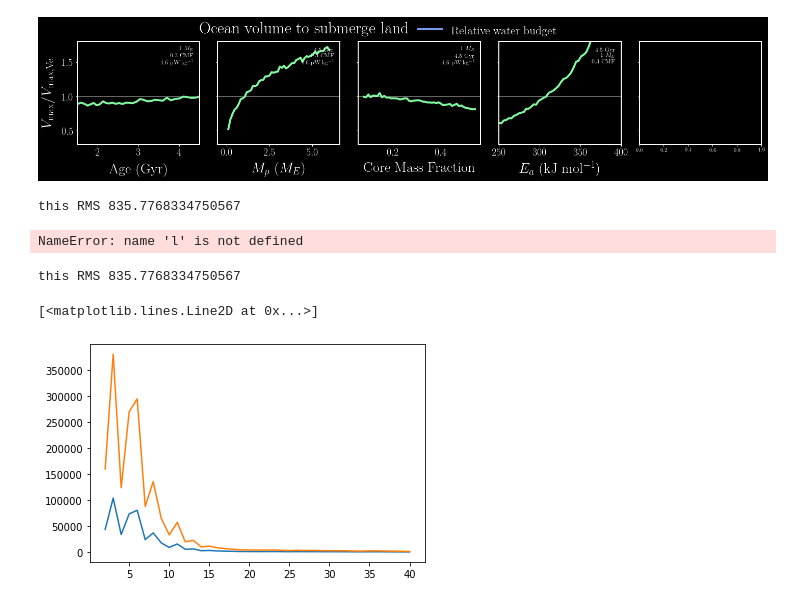
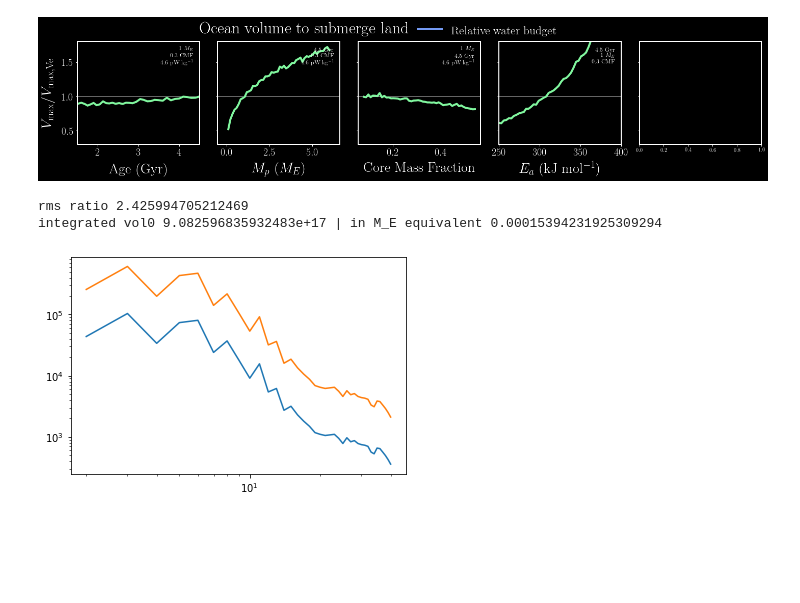
Before and after one commit to clairesworld/exo-top, a Jupyter notebook: notebooks/plot_ocean_capacity.ipynb, the cells around one changed output. Saved outputs shown, nothing was run; the diff lists cells and outputs as text; code cells hidden in the pictures; blank space fills up the shorter version.

```diff
--- a/notebooks/plot_ocean_capacity.ipynb
+++ b/notebooks/plot_ocean_capacity.ipynb
@@ -143,18 +145,24 @@ TypeError: cannot unpack non-iterable NoneType object
 import pyshtools
 # import cartopy.crs as ccrs
 import pandas as pd
+import sys
 sys.path.insert(0,'/home/claire/Works/exo-top/')
 from john_scripts.venus_topo_stats import RMS_from_l_powerspectrum, read_coeffs, plot_Venus
 
 
 def hpeak_from_spectrum(power, norm='4pi', lmax=40, n=10, **kwargs):
+    print('\nfreq RMS', powerspectrum_RMS(power_lm=power[1:], degree=np.arange(1, lmax+1)))
+
     ii = 0
     h_peak = []
+    h_rms = []
     while ii < n:
         coeffs_global = pyshtools.SHCoeffs.from_random(power, normalization=norm)
         topo = coeffs_global.expand(lmax=lmax)
         h_peak.append(np.max(topo.data))  # in m
+        h_rms.append(np.sqrt(np.mean(topo.data**2)))
         ii += 1
+    print('grid RMS', np.mean(h_rms), '\n')
     return np.mean(h_peak)  # average of a bunch of random spectra consistent with given
 
 
@@ -229,24 +237,30 @@ def powerspectrum_RMS(path=None, power_lm=None, degree=None, amplitude=False, lm
     RMS = sum(RMS_l)
     print('this RMS', RMS)
     return RMS
-# %% [output]
-this RMS 835.7768334750567
-NameError: name 'l' is not defined
 # %%
+path = '/home/claire/Works/exo-top/benchmarks/'
 fpath = path+'wei_Venus/'
 df = pd.read_csv(fpath+'model_power_m2_b.csv', header=None, names=['l', 'S_l'], index_col=False)
 
-degree = df['l'][1:].to_numpy()
-phi0 = df['S_l'][1:].to_numpy()
-h_rms0 = powerspectrum_RMS(power_lm=phi0, degree=degree)
+degree = df['l'].to_numpy()
+phi0 = df['S_l'].to_numpy()
+h_rms0 = sh.powerspectrum_RMS(power_lm=phi0[1:], degree=degree[1:])
 RMS_topo_Wei = 892.5386176519198 # m
 
-plt.plot(degree, phi0)
+plt.loglog(degree, phi0)
 
-phi1 = scale_spectrum(h_rms=1600, h_rms0=h_rms0, phi0=phi0)
+h_rms1 = 1600
+print('rms ratio', h_rms1/h_rms0)
 
-plt.plot(degree, phi1)
+phi1 = sh.scale_spectrum(h_rms=h_rms1, h_rms0=h_rms0, phi0=phi0)
+plt.loglog(degree, phi1)
+
+peak0 = sh.hpeak_from_spectrum(phi0, norm='4pi', lmax=40, n=50)
+peak1 = sh.hpeak_from_spectrum(phi1, norm='4pi', lmax=40, n=50)
+
+vol0 = sh.vol_from_peak(6000e3, peak0, vol_ref=1)
+print('integrated vol0', vol0, '| in M_E equivalent', vol0*1000/5.9e24)
 # %% [output]
-this RMS 835.7768334750567
+rms ratio 2.425994705212469
+integrated vol0 9.082596835932483e+17 | in M_E equivalent 0.00015394231925309294
-[<matplotlib.lines.Line2D at 0x...>]
-[figure, old version]
+[figure, new version]
```
Also changed, not shown: parts of 2 cells of this notebook, 10 other files.
